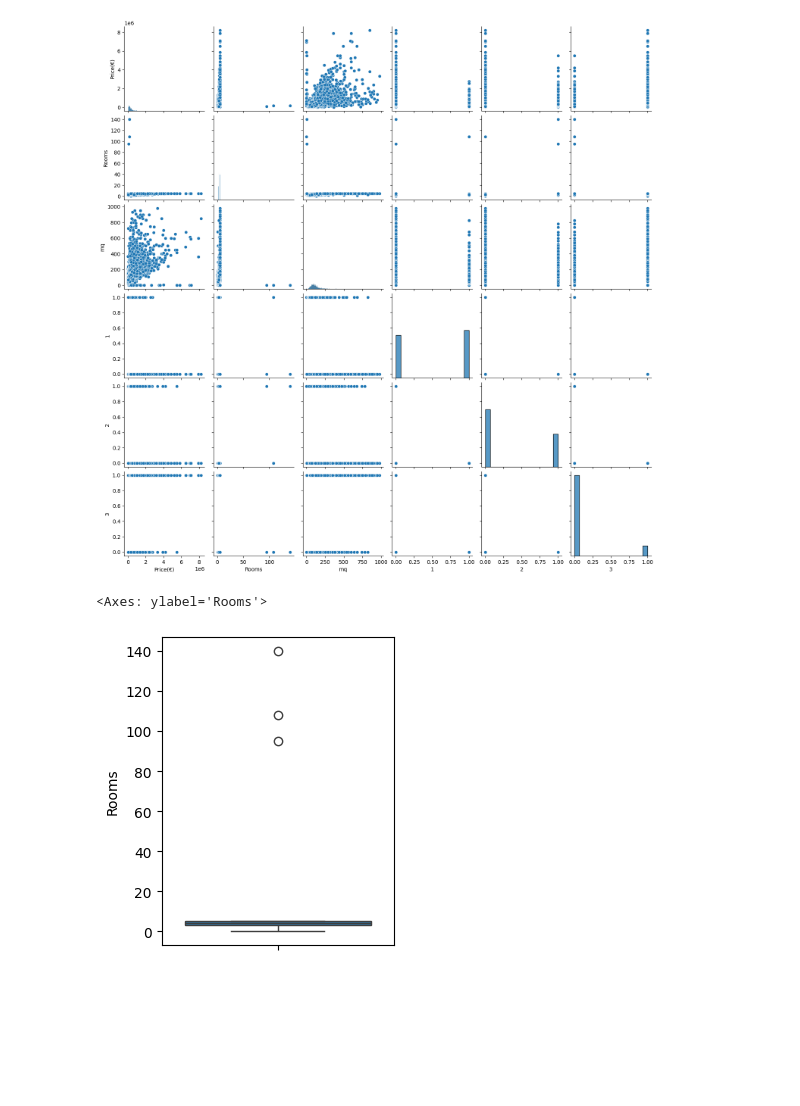
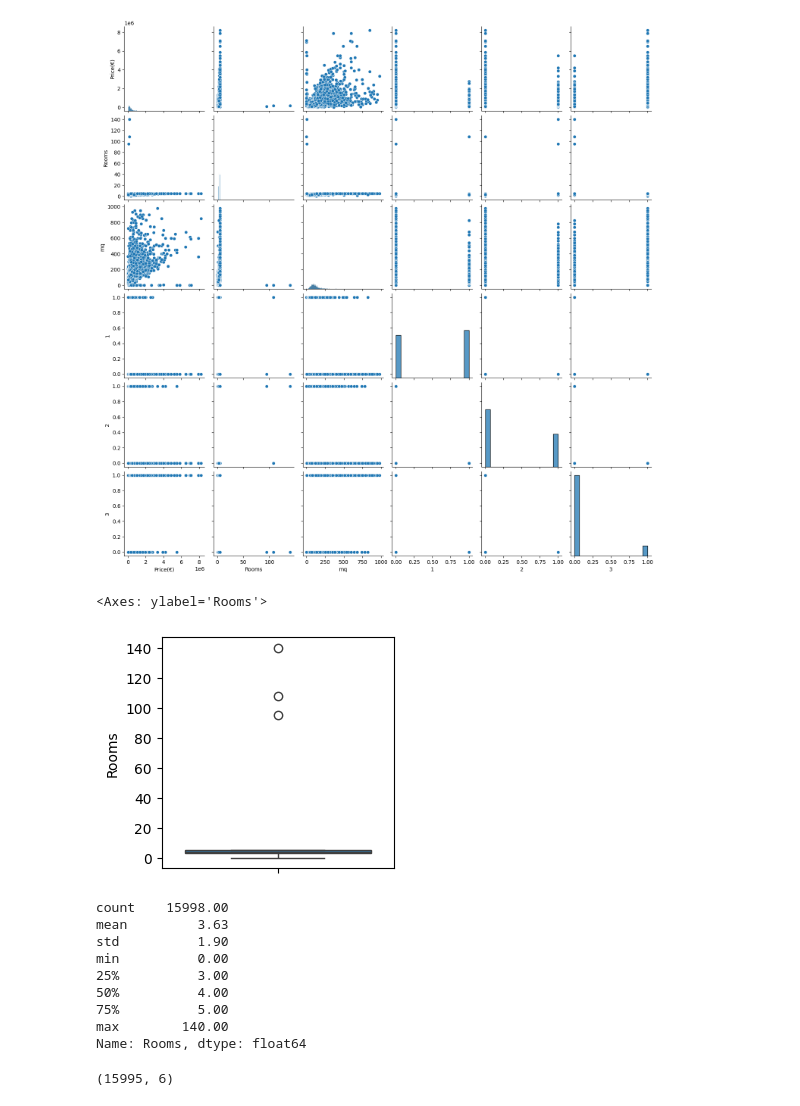
Before and after one commit to jflorescuba/Deep_Learning, a Jupyter notebook: ANN/Proj_01/Italian_house.ipynb, the cells around one changed output. Saved outputs shown, nothing was run; the diff lists cells and outputs as text; code cells hidden in the pictures; blank space fills up the shorter version.

```diff
--- a/ANN/Proj_01/Italian_house.ipynb
+++ b/ANN/Proj_01/Italian_house.ipynb
@@ -104,8 +104,26 @@ sns.pairplot(data);
 [figure]
 # %%
 # on regarde des données aberrantes dans le categorie Rooms
-plt.figure(figsize=(3,4))
+plt.figure(figsize=(3,3))
 sns.boxplot(data.Rooms)
 # %% [output]
 <Axes: ylabel='Rooms'>
-[figure, old version]
+[figure, new version]
+# %%
+data['Rooms'].describe().round(2)
+# %% [output]
+count    15998.00
+mean         3.63
+std          1.90
+min          0.00
+25%          3.00
+50%          4.00
+75%          5.00
+max        140.00
+Name: Rooms, dtype: float64
+# %%
+# filtrage des données aberrantes dans le catégorie Rooms
+data = data[data['Rooms']<=20]
+data.shape
+# %% [output]
+(15995, 6)
```
Also changed, not shown: parts of 7 cells of this notebook.
